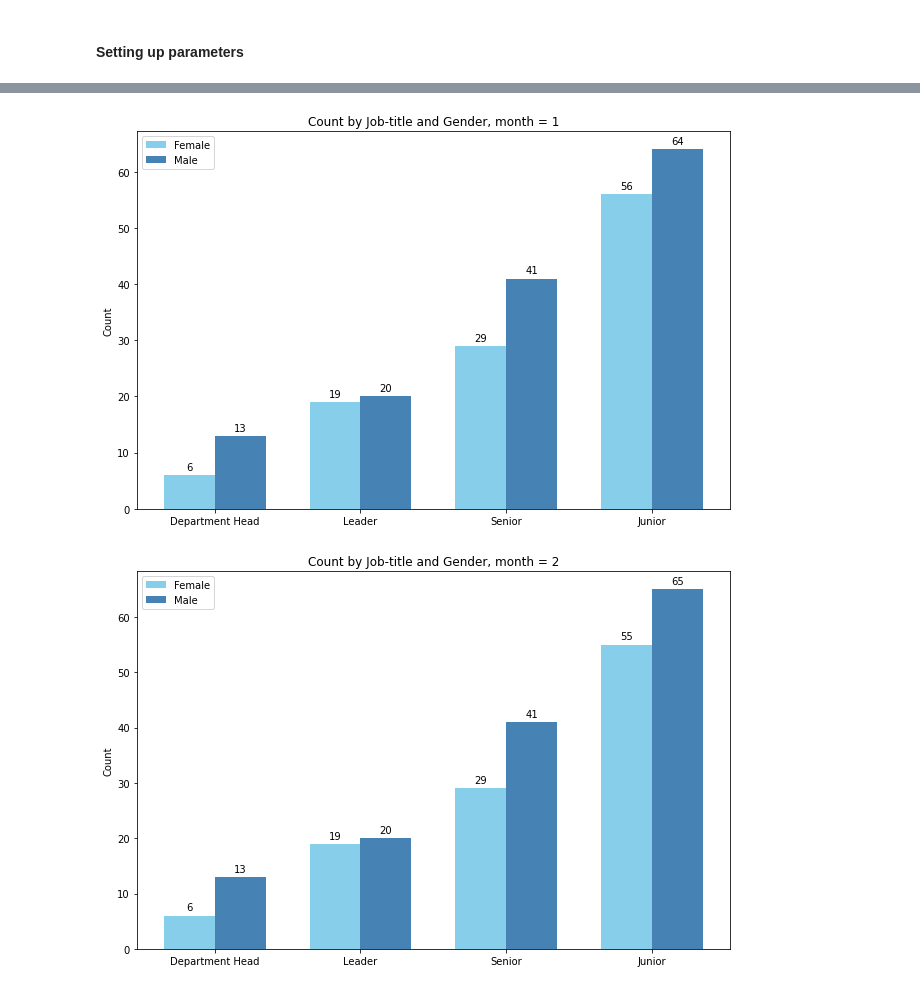
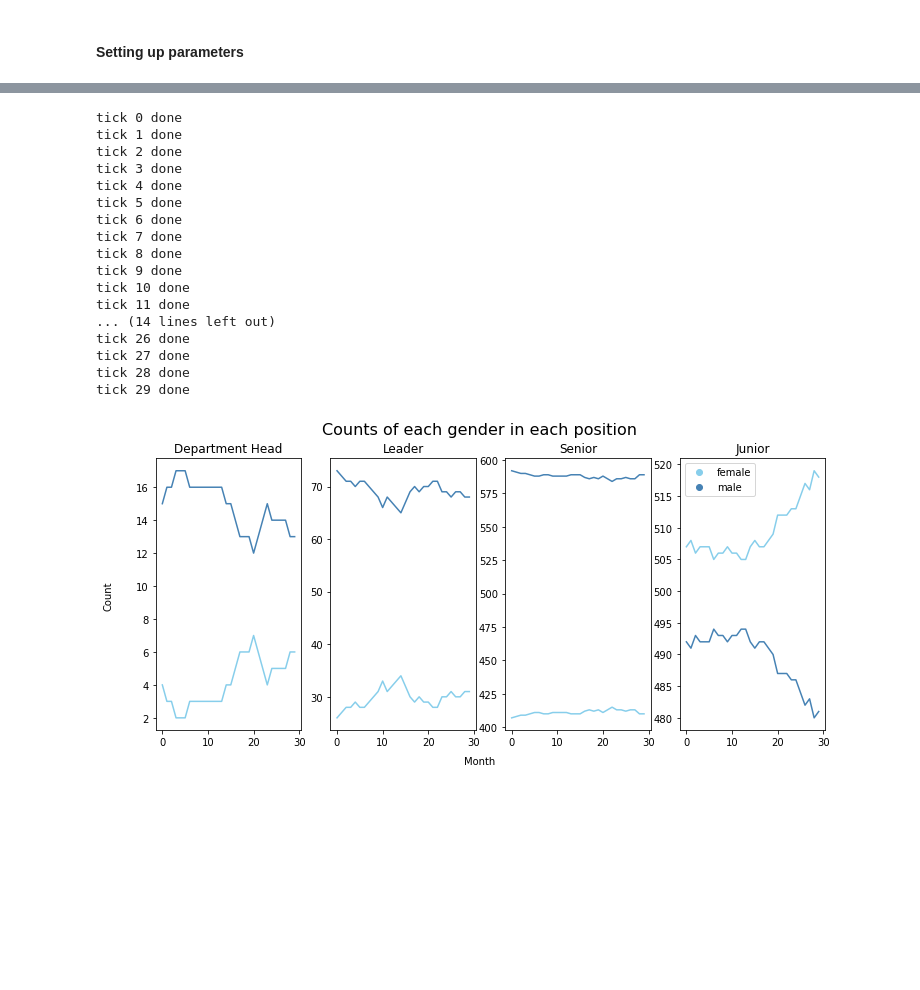
Before and after one commit to laurabpaulsen/agentbased_modelling, a Jupyter notebook: ABM.ipynb, the cells around one changed output, grey strips where cells are left out. Drawn from its saved outputs; the diff is of its cells as text; code cells hidden in the pictures; blank space fills up the shorter version.

Commit message:
new plotting function

```diff
--- a/ABM.ipynb
+++ b/ABM.ipynb
@@ -13,7 +13,7 @@ import pandas as pd
 #### Setting up parameters
 # %%
 company_titles = ['Department Head', 'Leader', 'Senior', 'Junior'] # job titles for agents in company
-titles_n = [20, 40, 70, 120] # number of agents in each job title
+titles_n = [20, 100, 1000, 1000] # number of agents in each job title
 # %%
-run_abm(10, save_path='data/data.csv', company_titles = company_titles, titles_n = titles_n)
+run_abm(30, save_path='data/data.csv', company_titles = company_titles, titles_n = titles_n)
 # %% [output]
@@ -21,2 +21,18 @@ run_abm(10, save_path='data/data.csv', company_titles = company_titles, titles_n
+tick 0 done
+tick 1 done
+tick 2 done
+tick 3 done
+tick 4 done
+tick 5 done
+tick 6 done
+tick 7 done
+tick 8 done
+tick 9 done
+tick 10 done
+tick 11 done
+... (14 lines left out)
+tick 26 done
+tick 27 done
+tick 28 done
+tick 29 done
-[figure, old version]
+[figure, new version]
-[figure, removed]
```
Also changed, not shown: parts of 9 cells of this notebook, 2 other files.
